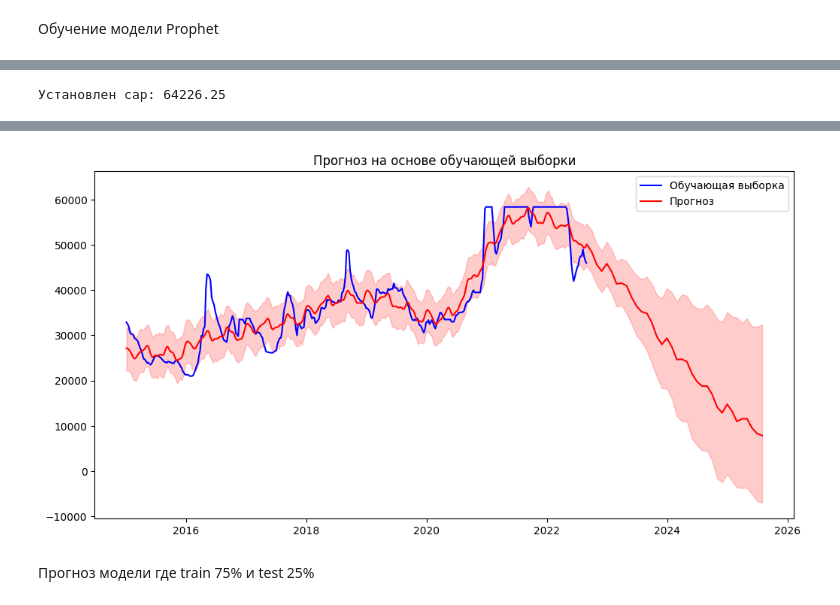
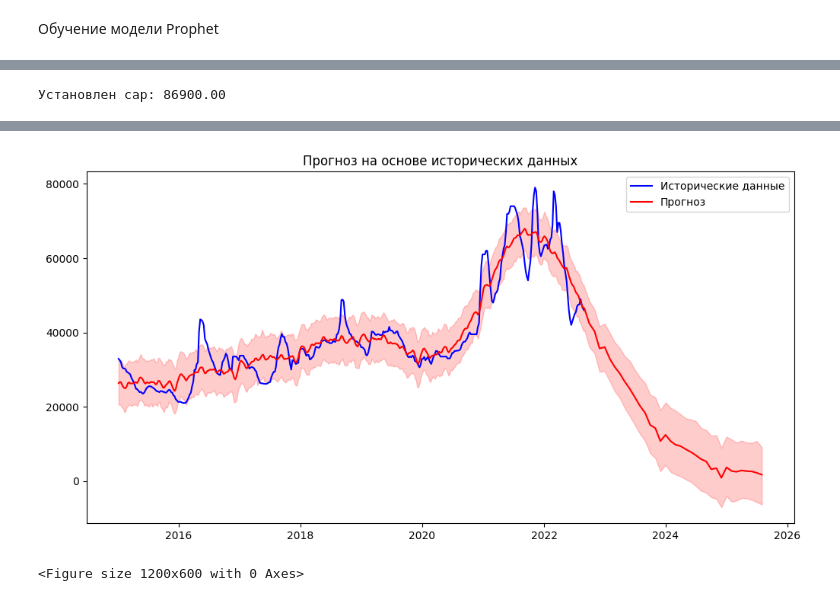
Before and after one commit to mrsoning/Intensive_3, a Jupyter notebook: Deni/baseline deni.ipynb, the cells around one changed output, grey strips where cells are left out. Saved outputs shown, nothing was run; the diff lists cells and outputs as text; code cells hidden in the pictures.

```diff
--- a/Deni/baseline deni.ipynb
+++ b/Deni/baseline deni.ipynb
@@ -146,59 +102,65 @@ import pandas as pd
 import numpy as np
 import matplotlib.pyplot as plt
 from prophet import Prophet
+from prophet.diagnostics import cross_validation, performance_metrics
 
 # --- 1. Загрузка данных ---
-data = pd.read_excel("C:\\Users\\2K\\Desktop\\train.xlsx", parse_dates=['dt'])
+data = pd.read_excel(r"C:\Users\User\Desktop\train.xlsx", parse_dates=['dt'])
 data = data.rename(columns={'dt': 'ds', 'Цена на арматуру': 'y'})
 
-
-# --- 2. Обработка пропущенных значений и выбросов ---
-def clean_data(df, value_column):
-    # Пропущенные значения
-    if df[value_column].isnull().any():
-        df[value_column] = df[value_column].interpolate(method='linear')
-
-    # Выбросы (IQR)
-    Q1, Q3 = df[value_column].quantile([0.25, 0.75])
-    IQR = Q3 - Q1
-    lower, upper = Q1 - 1.5 * IQR, Q3 + 1.5 * IQR
-    df[value_column] = df[value_column].clip(lower, upper)
-    return df
-
-data = clean_data(data, 'y')
-
-
-train = data
-
-# --- 4. Настройка параметра cap ---
-cap = train['y'].max() * 1.1  # Максимальное значение + 10% буфера
+# --- 2. Настройка параметра cap ---
+cap = data['y'].max() * 1.1  # Максимальное значение + 10% буфера
 print(f"Установлен cap: {cap:.2f}")
 
 # Добавляем cap ко всем данным
-train['cap'] = cap
+data['cap'] = cap
 
-# --- 5. Обучение модели Prophet ---
+# --- 3. Настройка модели Prophet ---
 model = Prophet(
     growth='logistic',
     yearly_seasonality=True,
-    seasonality_prior_scale=20,
+    seasonality_prior_scale=20,  # Увеличиваем для учета сезонности
     changepoint_prior_scale=0.5,
     changepoint_range=0.9
 )
 
-model.fit(train)
+# Добавляем дополнительную сезонность (например, месячная)
+model.add_seasonality(name='monthly', period=30.5, fourier_order=5)
 
-# --- 6. Прогнозирование ---
+# --- 4. Обучение модели Prophet ---
+model.fit(data)
+
+# --- 5. Кросс-валидация ---
+# Разбиваем данные для кросс-валидации
+df_cv = cross_validation(
+    model,
+    initial='730 days',  # Используем первые 2 года для начального обучения
+    period='180 days',   # Делаем прогноз каждые 6 месяцев
+    horizon='365 days'   # Горизонт прогнозирования — 1 год
+)
+
+# --- 6. Оценка точности прогноза ---
+metrics = performance_metrics(df_cv)
+print(metrics[['horizon', 'rmse', 'mape']])
+
+# --- 7. Визуализация результатов ---
+# Прогнозирование на весь период данных
 future = model.make_future_dataframe(periods=36, freq='M')  # Прогноз на 3 года вперед
 future['cap'] = cap
 forecast = model.predict(future)
 
-# --- 7. Визуализация результатов ---
+# Визуализация прогноза
 plt.figure(figsize=(12, 6))
-plt.plot(data['ds'], data['y'], label='Обучающая выборка', color='blue')
+plt.plot(data['ds'], data['y'], label='Исторические данные', color='blue')
 plt.plot(forecast['ds'], forecast['yhat'], label='Прогноз', color='red')
 plt.fill_between(forecast['ds'], forecast['yhat_lower'], forecast['yhat_upper'], color='red', alpha=0.2)
 plt.legend()
-plt.title("Прогноз на основе обучающей выборки")
+plt.title("Прогноз на основе исторических данных")
 plt.show()
+
+# --- 8. Визуализация ошибок кросс-валидации ---
+plt.figure(figsize=(12, 6))
+
+plt.tight_layout()
+plt.show()
 # %% [output]
@@ -206 +168 @@ plt.show()
-Установлен cap: 64226.25
+Установлен cap: 86900.00
@@ -208,3 +194,2 @@ plt.show()
-[figure, old version]
+[figure, new version]
+<Figure size 1200x600 with 0 Axes>
-# %% [markdown]
-Прогноз модели где train 75% и test 25%
```
Also changed, not shown: parts of 5 cells of this notebook, 1 other file.
